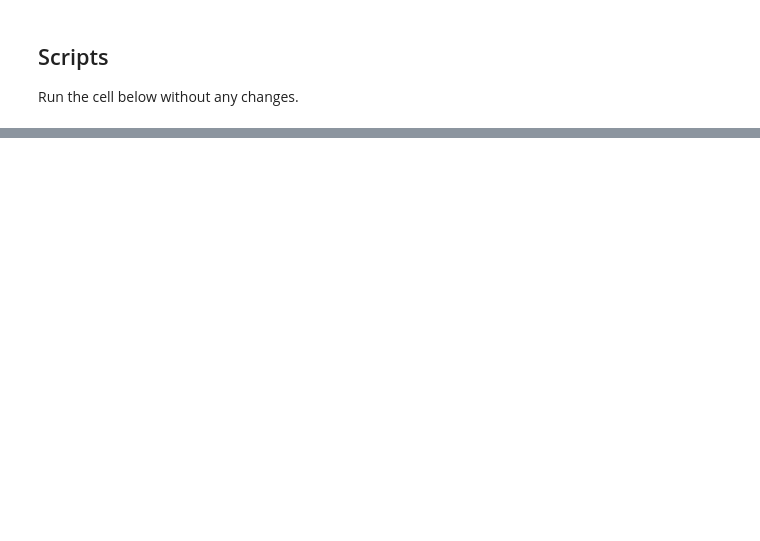
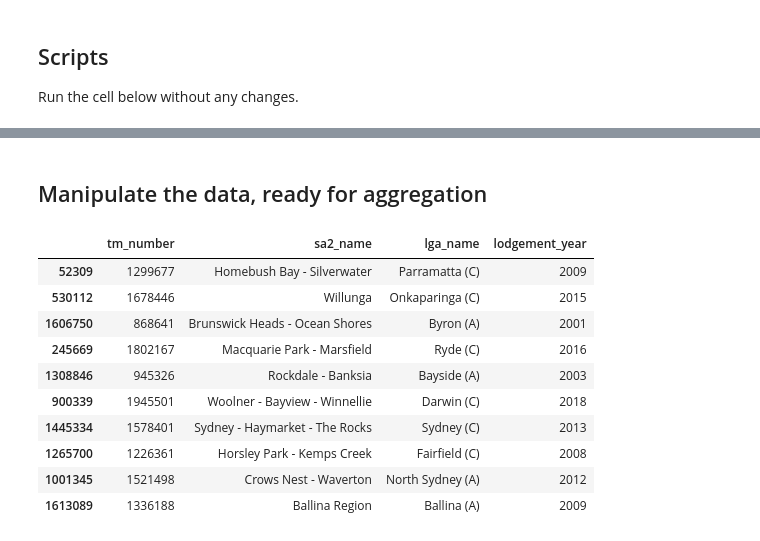
Before and after one commit to MinKimIP/IPA-public, a Jupyter notebook: data_request/2020-02-27 Patent TM Aggregates SA2 LGA.ipynb, the cells around one changed output, grey strips where cells are left out. Saved outputs shown, nothing was run; the diff lists cells and outputs as text; code cells hidden in the pictures; blank space fills up the shorter version.

```diff
--- a/data_request/2020-02-27 Patent TM Aggregates SA2 LGA.ipynb
+++ b/data_request/2020-02-27 Patent TM Aggregates SA2 LGA.ipynb
@@ -82,0 +77,27 @@ profile.to_file(output_file)
+# %% [markdown]
+## Manipulate the data, ready for aggregation
+# %%
+df = (tm[['tm_number', 'lodgement_date', 'sa2_name', 'lga_name']]
+        .dropna()
+        .assign(lodgement_year = lambda x: x['lodgement_date'].dt.year.astype(int))
+        .drop(columns='lodgement_date')
+        .query('lodgement_year >= 2000')
+        .query('lodgement_year <= 2018')
+        .drop_duplicates())
+
+# save for downloading
+df.to_csv('trademark.csv', index=False, encoding='utf-8')
+
+df.sample(n=10)
+# %% [output]
+|  | tm_number | sa2_name | lga_name | lodgement_year |
+| 52309 | 1299677 | Homebush Bay - Silverwater | Parramatta (C) | 2009 |
+| 530112 | 1678446 | Willunga | Onkaparinga (C) | 2015 |
+| 1606750 | 868641 | Brunswick Heads - Ocean Shores | Byron (A) | 2001 |
+| 245669 | 1802167 | Macquarie Park - Marsfield | Ryde (C) | 2016 |
+| 1308846 | 945326 | Rockdale - Banksia | Bayside (A) | 2003 |
+| 900339 | 1945501 | Woolner - Bayview - Winnellie | Darwin (C) | 2018 |
+| 1445334 | 1578401 | Sydney - Haymarket - The Rocks | Sydney (C) | 2013 |
+| 1265700 | 1226361 | Horsley Park - Kemps Creek | Fairfield (C) | 2008 |
+| 1001345 | 1521498 | Crows Nest - Waverton | North Sydney (A) | 2012 |
+| 1613089 | 1336188 | Ballina Region | Ballina (A) | 2009 |
```
Also changed, not shown: parts of 9 cells of this notebook.
